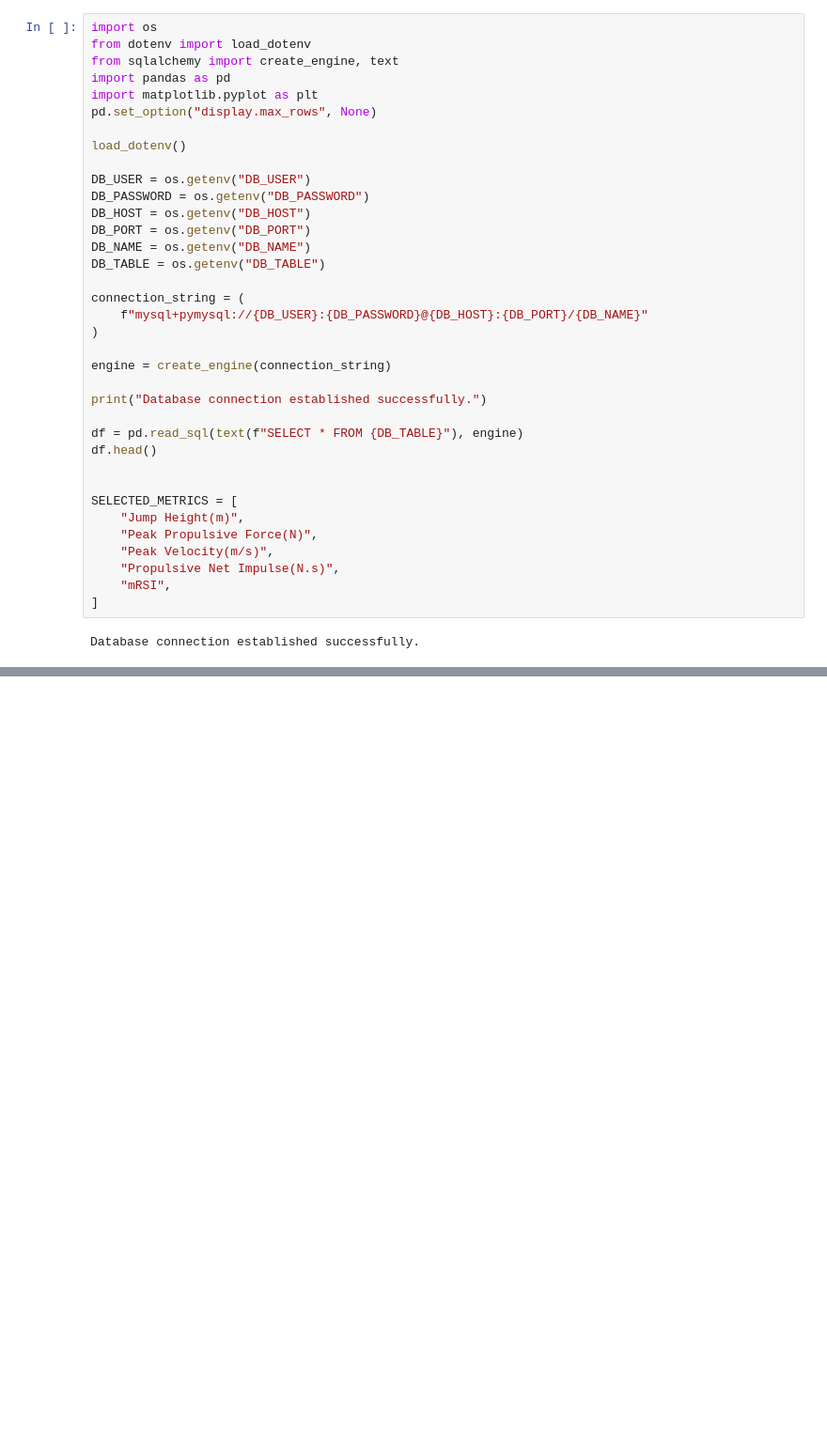
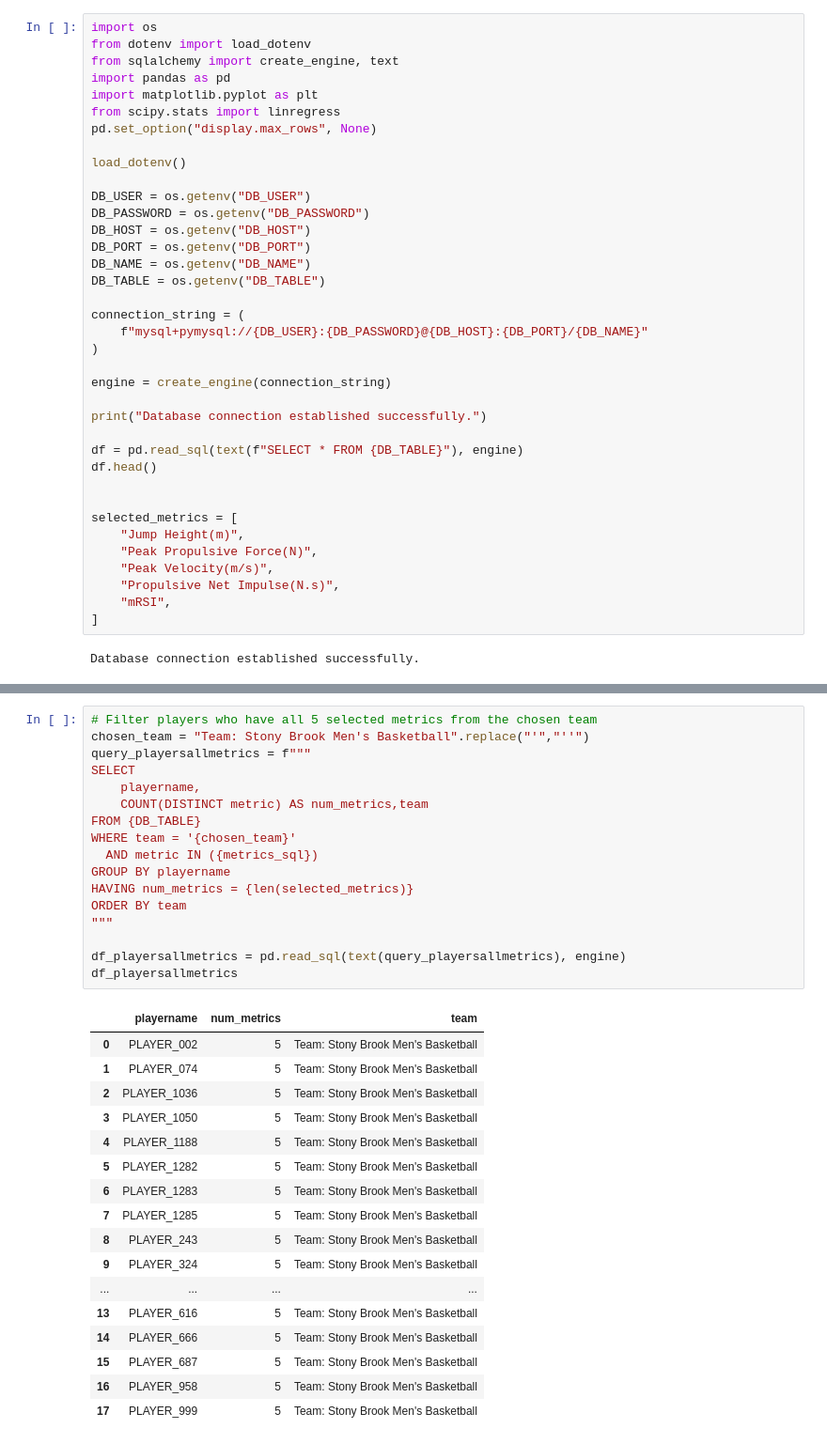
Before and after one commit to amapuyan/507_groupproject_2025, a Jupyter notebook: part3_viz_individual.ipynb, the cells around one changed output, grey strips where cells are left out. Shown: that part at 94% size. Drawn from its saved outputs; the diff is of its cells as text; blank space fills up the shorter version.

```diff
--- a/part3_viz_individual.ipynb
+++ b/part3_viz_individual.ipynb
@@ -77,6 +77,7 @@ from dotenv import load_dotenv
 from sqlalchemy import create_engine, text
 import pandas as pd
 import matplotlib.pyplot as plt
+from scipy.stats import linregress
 pd.set_option("display.max_rows", None)
 
 load_dotenv()
@@ -100,7 +101,7 @@ df = pd.read_sql(text(f"SELECT * FROM {DB_TABLE}"), engine)
 df.head()
 
 
-SELECTED_METRICS = [
+selected_metrics = [
     "Jump Height(m)",
     "Peak Propulsive Force(N)",
     "Peak Velocity(m/s)",
@@ -138,0 +147,35 @@ print(df_menbbteam)
+# %%
+# Filter players who have all 5 selected metrics from the chosen team
+chosen_team = "Team: Stony Brook Men's Basketball".replace("'","''")
+query_playersallmetrics = f"""
+SELECT
+    playername,
+    COUNT(DISTINCT metric) AS num_metrics,team
+FROM {DB_TABLE}
+WHERE team = '{chosen_team}'
+  AND metric IN ({metrics_sql})
+GROUP BY playername
+HAVING num_metrics = {len(selected_metrics)}
+ORDER BY team
+"""
+
+df_playersallmetrics = pd.read_sql(text(query_playersallmetrics), engine)
+df_playersallmetrics
+# %% [output]
+|  | playername | num_metrics | team |
+| 0 | PLAYER_002 | 5 | Team: Stony Brook Men's Basketball |
+| 1 | PLAYER_074 | 5 | Team: Stony Brook Men's Basketball |
+| 2 | PLAYER_1036 | 5 | Team: Stony Brook Men's Basketball |
+| 3 | PLAYER_1050 | 5 | Team: Stony Brook Men's Basketball |
+| 4 | PLAYER_1188 | 5 | Team: Stony Brook Men's Basketball |
+| 5 | PLAYER_1282 | 5 | Team: Stony Brook Men's Basketball |
+| 6 | PLAYER_1283 | 5 | Team: Stony Brook Men's Basketball |
+| 7 | PLAYER_1285 | 5 | Team: Stony Brook Men's Basketball |
+| 8 | PLAYER_243 | 5 | Team: Stony Brook Men's Basketball |
+| 9 | PLAYER_324 | 5 | Team: Stony Brook Men's Basketball |
+| ... | ... | ... | ... |
+| 13 | PLAYER_616 | 5 | Team: Stony Brook Men's Basketball |
+| 14 | PLAYER_666 | 5 | Team: Stony Brook Men's Basketball |
+| 15 | PLAYER_687 | 5 | Team: Stony Brook Men's Basketball |
+| 16 | PLAYER_958 | 5 | Team: Stony Brook Men's Basketball |
+| 17 | PLAYER_999 | 5 | Team: Stony Brook Men's Basketball |
```
Also changed, not shown: parts of 6 cells of this notebook, 1 other file.
